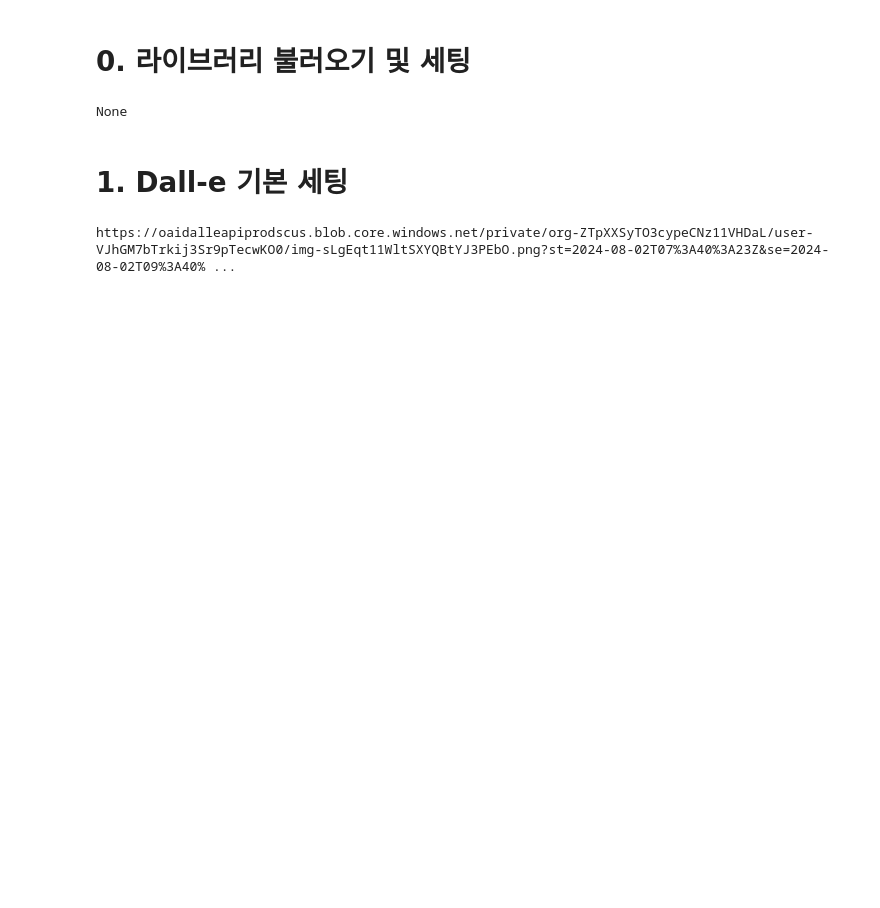
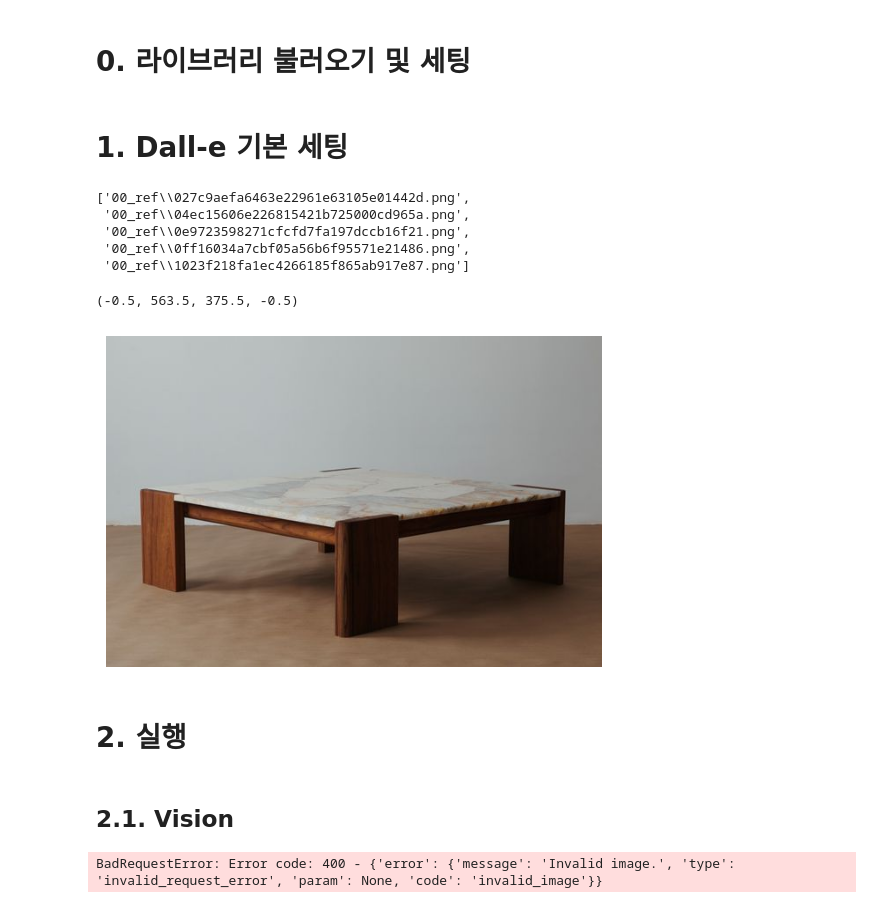
Before and after one commit to jaesi/LayerMinder, a Jupyter notebook: 01_dall-e.ipynb, the cells around one changed output. Cells and saved outputs as stored; diff of their text form; code cells hidden in the pictures; blank space fills up the shorter version.

```diff
--- a/01_dall-e.ipynb
+++ b/01_dall-e.ipynb
@@ -10,10 +12,6 @@ load_dotenv()
 
 # 환경변수에서 API Key 읽기
 api_key = os.getenv("OPENAI_API_KEY")
-# %%
-print(api_key)
-# %% [output]
-None
 # %%
 # ".env" 파일을 생성해야함
 # .env 파일 로드
@@ -28,6 +26,60 @@ OpenAI.api_key = api_key
 # print(api_key) # 이게 정상적으로 출력이 되어야함 "sk-..."
 # %% [markdown]
 # 1. Dall-e 기본 세팅
+# %%
+import os
+# png만 들고오기
+png_set= []
+images = os.listdir('00_ref')
+png_images = [image for image in images if image.endswith('.png')]
+for image in png_images:
+    image = os.path.join('00_ref', image)
+    png_set.append(image)
+png_set[:5]
+# %% [output]
+['00_ref\\027c9aefa6463e22961e63105e01442d.png',
+ '00_ref\\04ec15606e226815421b725000cd965a.png',
+ '00_ref\\0e9723598271cfcfd7fa197dccb16f21.png',
+ '00_ref\\0ff16034a7cbf05a56b6f95571e21486.png',
+ '00_ref\\1023f218fa1ec4266185f865ab917e87.png']
+# %%
+# 첫번째 이미지 출력
+from PIL import Image
+import matplotlib.pyplot as plt
+
+image = Image.open(png_set[4])
+plt.imshow(image)
+plt.axis('off')
+# %% [output]
+(-0.5, 563.5, 375.5, -0.5)
+[figure, added]
+# %% [markdown]
+# 2. 실행
+# %% [markdown]
+## 2.1. Vision
+# %%
+response = client.chat.completions.create(
+  model="gpt-4o-mini",
+  messages=[
+    {
+      "role": "user",
+      "content": [
+        {"type": "text", "text": "What’s in this image?"},
+        {
+          "type": "image_url",
+          "image_url": {
+            "url":'https://oaidalleapiprodscus.blob.core.windows.net/private/org-ZTpXXSyTO3cypeCNz11VHDaL/user-VJhGM7bTrkij3Sr9pTecwKO0/img-HsPk9agCYTHO7QuPZERu2DOG.png?st=2024-08-15T04%3A58%3A40Z&se=2024-08-15T06%3A58%3A40Z&sp=r&sv=2024-08-04&sr=b&rscd=inline&rsct=image/png&skoid=d505667d-d6c1-4a0a-bac7-5c84a87759f8&sktid=a48cca56-e6da-484e-a814-9c849652bcb3&skt=2024-08-14T18%3A04%3A09Z&ske=2024-08-15T18%3A04%3A09Z&sks=b&skv=2024-08-04&sig=Y%2BQ0hjcVIVWgUT3uNIPkqzLi923lCBntZrBGmX3j06o%3D',
+          },
+        },
+      ],
+    }
+  ],
+  max_tokens=300,
+)
+
+print(response.choices[0])
+# %% [output]
+BadRequestError: Error code: 400 - {'error': {'message': 'Invalid image.', 'type': 'invalid_request_error', 'param': None, 'code': 'invalid_image'}}
 # %%
 client = OpenAI()
 
@@ -40,7 +92,3 @@ response = client.images.generate(
 )
 
 image_url = response.data[0].url
-# %%
-print(image_url)  # 이미지 URL 출력
-# %% [output]
-https://oaidalleapiprodscus.blob.core.windows.net/private/org-ZTpXXSyTO3cypeCNz11VHDaL/user-VJhGM7bTrkij3Sr9pTecwKO0/img-sLgEqt11WltSXYQBtYJ3PEbO.png?st=2024-08-02T07%3A40%3A23Z&se=2024-08-02T09%3A40% ...
```
Also changed, not shown: parts of 5 cells of this notebook.
